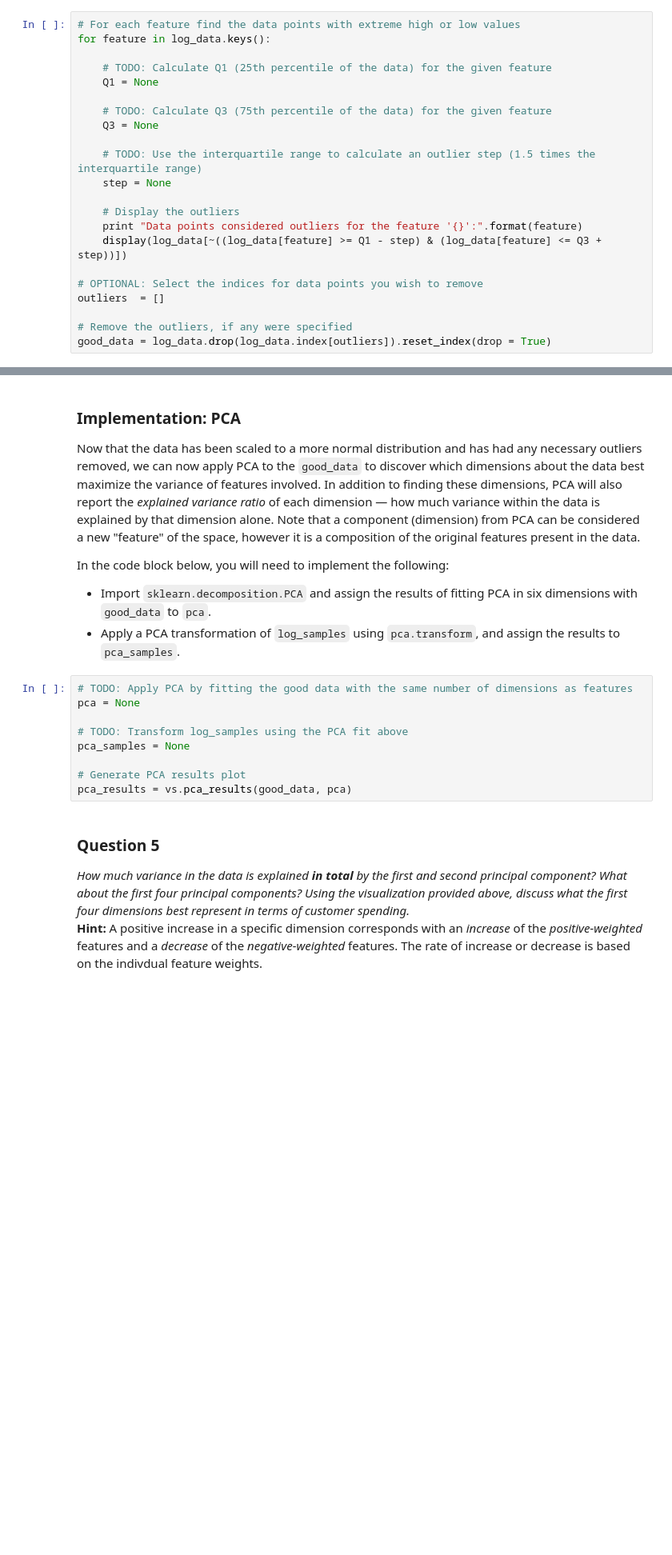
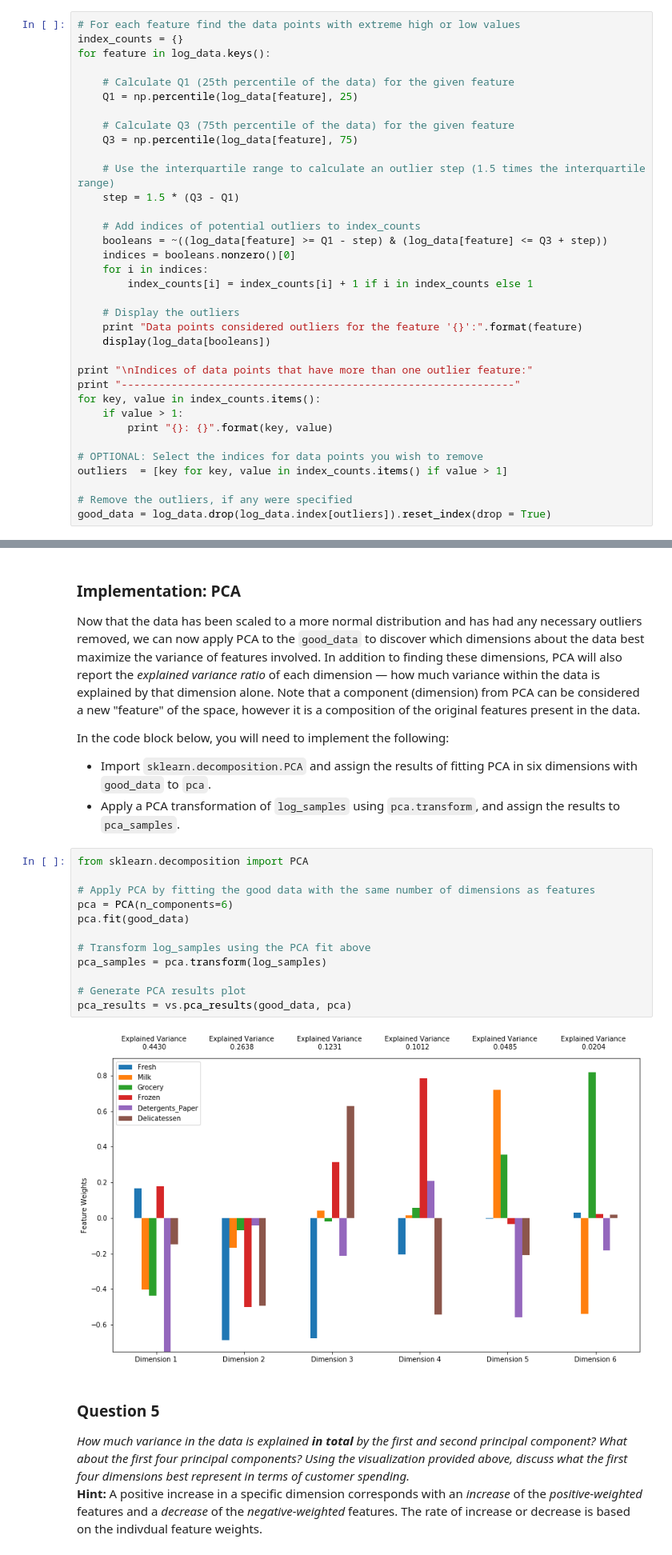
Before and after one commit to greg-mogavero/customer-segments, a Jupyter notebook: customer_segments.ipynb, the cells around one changed output, grey strips where cells are left out. Shown at 80% size. Drawn from its saved outputs; the diff is of its cells as text; blank space fills up the shorter version.

```diff
--- a/customer_segments.ipynb
+++ b/customer_segments.ipynb
@@ -204,23 +204,36 @@ In the code block below, you will need to implement the following:
 Once you have performed this implementation, the dataset will be stored in the variable `good_data`.
 # %%
 # For each feature find the data points with extreme high or low values
+index_counts = {}
 for feature in log_data.keys():
 
-    # TODO: Calculate Q1 (25th percentile of the data) for the given feature
-    Q1 = None
+    # Calculate Q1 (25th percentile of the data) for the given feature
+    Q1 = np.percentile(log_data[feature], 25)
 
-    # TODO: Calculate Q3 (75th percentile of the data) for the given feature
-    Q3 = None
+    # Calculate Q3 (75th percentile of the data) for the given feature
+    Q3 = np.percentile(log_data[feature], 75)
 
-    # TODO: Use the interquartile range to calculate an outlier step (1.5 times the interquartile range)
-    step = None
+    # Use the interquartile range to calculate an outlier step (1.5 times the interquartile range)
+    step = 1.5 * (Q3 - Q1)
+
+    # Add indices of potential outliers to index_counts
+    booleans = ~((log_data[feature] >= Q1 - step) & (log_data[feature] <= Q3 + step))
+    indices = booleans.nonzero()[0]
+    for i in indices:
+        index_counts[i] = index_counts[i] + 1 if i in index_counts else 1
 
     # Display the outliers
     print "Data points considered outliers for the feature '{}':".format(feature)
-    display(log_data[~((log_data[feature] >= Q1 - step) & (log_data[feature] <= Q3 + step))])
+    display(log_data[booleans])
+
+print "\nIndices of data points that have more than one outlier feature:"
+print "---------------------------------------------------------------"
+for key, value in index_counts.items():
+    if value > 1:
+        print "{}: {}".format(key, value)
 
 # OPTIONAL: Select the indices for data points you wish to remove
-outliers  = []
+outliers  = [key for key, value in index_counts.items() if value > 1]
 
 # Remove the outliers, if any were specified
 good_data = log_data.drop(log_data.index[outliers]).reset_index(drop = True)
@@ -241,14 +322,19 @@ In the code block below, you will need to implement the following:
  - Import `sklearn.decomposition.PCA` and assign the results of fitting PCA in six dimensions with `good_data` to `pca`.
  - Apply a PCA transformation of `log_samples` using `pca.transform`, and assign the results to `pca_samples`.
 # %%
-# TODO: Apply PCA by fitting the good data with the same number of dimensions as features
-pca = None
+from sklearn.decomposition import PCA
 
-# TODO: Transform log_samples using the PCA fit above
-pca_samples = None
+# Apply PCA by fitting the good data with the same number of dimensions as features
+pca = PCA(n_components=6)
+pca.fit(good_data)
+
+# Transform log_samples using the PCA fit above
+pca_samples = pca.transform(log_samples)
 
 # Generate PCA results plot
 pca_results = vs.pca_results(good_data, pca)
+# %% [output]
+[figure, added]
 # %% [markdown]
 ### Question 5
 *How much variance in the data is explained* ***in total*** *by the first and second principal component? What about the first four principal components? Using the visualization provided above, discuss what the first four dimensions best represent in terms of customer spending.*
```
Also changed, not shown: parts of 30 cells of this notebook.
